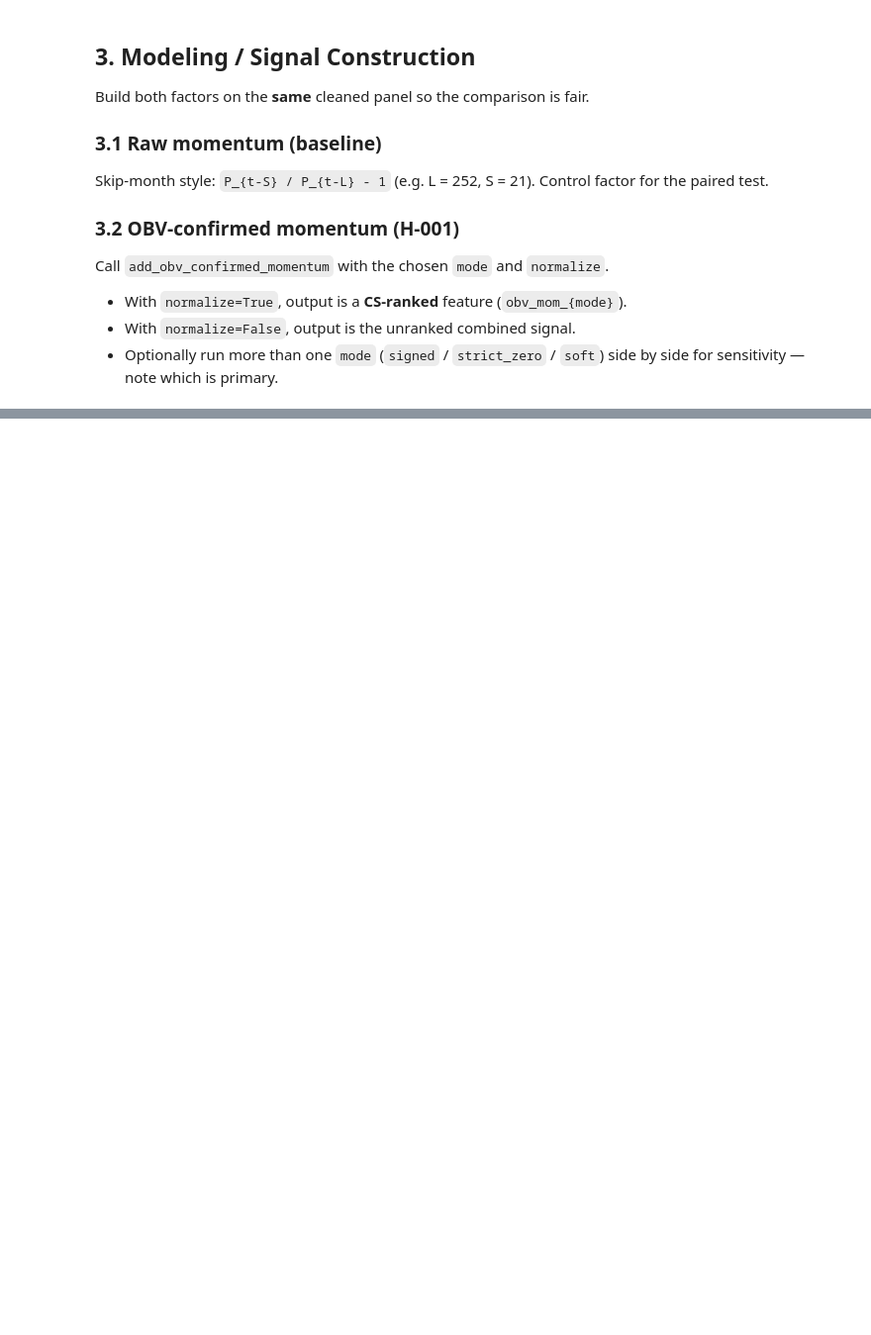
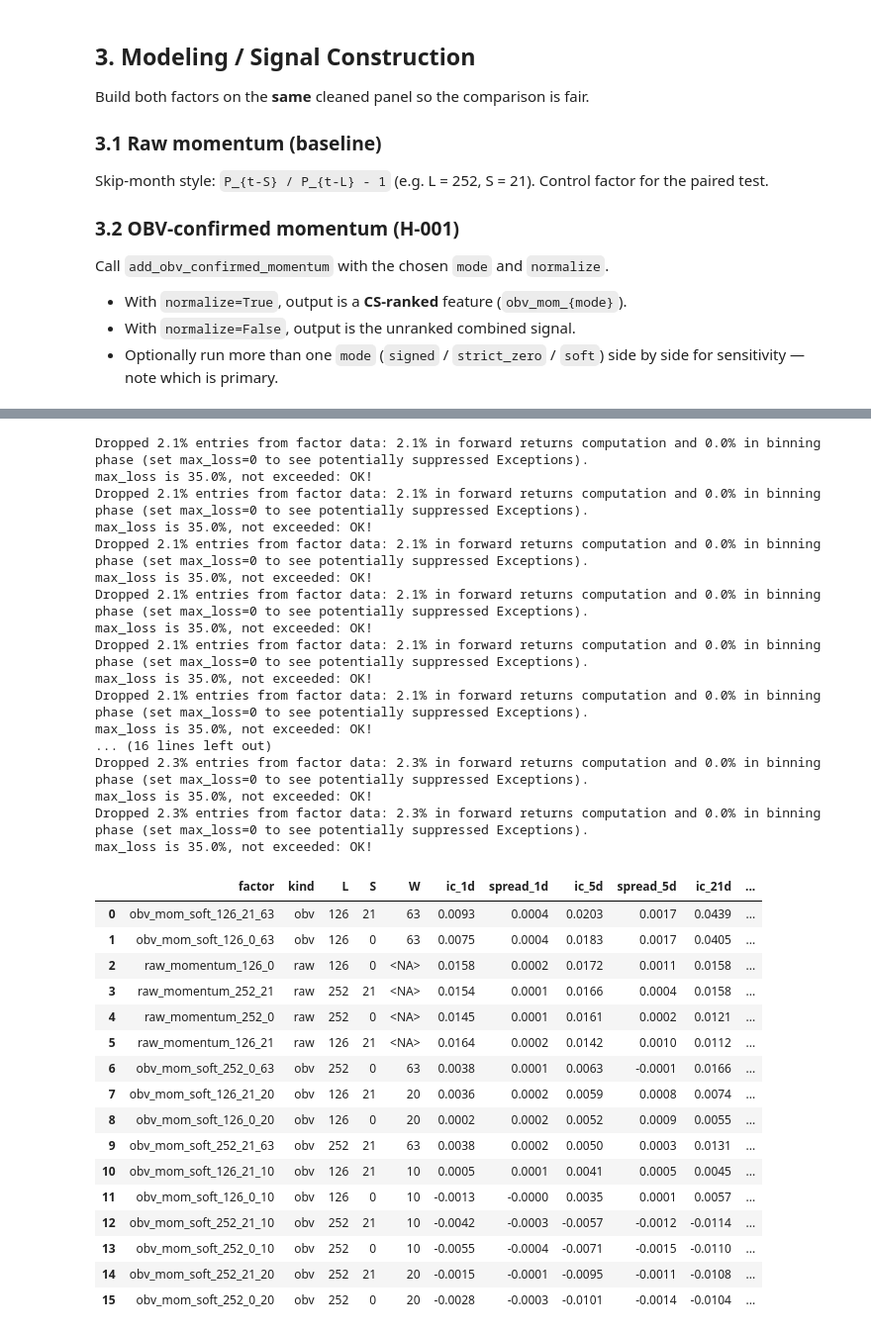
Before and after one commit to charlievellacott/trading_portfolio, a Jupyter notebook: 02_research/notebooks/factor_tests/H-001_obv_momentum.ipynb, the cells around one changed output, grey strips where cells are left out. Shown at 99% size. Saved outputs shown, nothing was run; the diff lists cells and outputs as text; code cells hidden in the pictures; blank space fills up the shorter version.

```diff
--- a/02_research/notebooks/factor_tests/H-001_obv_momentum.ipynb
+++ b/02_research/notebooks/factor_tests/H-001_obv_momentum.ipynb
@@ -54,0 +140,20 @@ Call `add_obv_confirmed_momentum` with the chosen `mode` and `normalize`.
+# %%
+panel = add_obv_confirmed_momentum(
+    panel,
+    lookback=LOOKBACKS,
+    skip=SKIPS,
+    obv_window=OBV_WINDOWS,
+    mode=MODE,
+    normalize=NORMALIZE,
+)
+
+OBV_COLS = [c for c in panel.columns if c.startswith(f"obv_mom_{MODE}")]
+unique_ls = sorted({(L, S) for L in LOOKBACKS for S in SKIPS if L > S})
+RAW_COLS = []
+for L, S in unique_ls:
+    panel = add_cs_ranked_raw_momentum(panel, lookback=L, skip=S)
+    RAW_COLS.append(f"raw_momentum_{L}_{S}")
+
+FACTOR_COLS = OBV_COLS + RAW_COLS
+print(f"OBV factors ({len(OBV_COLS)}): {OBV_COLS}")
+print(f"Raw baselines ({len(RAW_COLS)}): {RAW_COLS}")
@@ -58,0 +257,55 @@ Paired comparison of **raw momentum** vs **OBV-confirmed momentum** on identical
+# %%
+prices = to_alphalens_prices(panel)
+
+rows = []
+for col in FACTOR_COLS:
+    meta = parse_factor_name(col)
+    metrics = factor_screen_metrics(to_alphalens_factor(panel, col), prices)
+    rows.append({"factor": col, **meta, **metrics})
+
+summary = (
+    pd.DataFrame(rows)
+    .sort_values("ic_5d", ascending=False)
+    .reset_index(drop=True)
+)
+
+pd.set_option("display.max_rows", None)
+pd.set_option("display.max_columns", None)
+pd.set_option("display.width", 200)
+pd.set_option("display.float_format", "{:.4f}".format)
+summary
+# %% [output]
+Dropped 2.1% entries from factor data: 2.1% in forward returns computation and 0.0% in binning phase (set max_loss=0 to see potentially suppressed Exceptions).
+max_loss is 35.0%, not exceeded: OK!
+Dropped 2.1% entries from factor data: 2.1% in forward returns computation and 0.0% in binning phase (set max_loss=0 to see potentially suppressed Exceptions).
+max_loss is 35.0%, not exceeded: OK!
+Dropped 2.1% entries from factor data: 2.1% in forward returns computation and 0.0% in binning phase (set max_loss=0 to see potentially suppressed Exceptions).
+max_loss is 35.0%, not exceeded: OK!
+Dropped 2.1% entries from factor data: 2.1% in forward returns computation and 0.0% in binning phase (set max_loss=0 to see potentially suppressed Exceptions).
+max_loss is 35.0%, not exceeded: OK!
+Dropped 2.1% entries from factor data: 2.1% in forward returns computation and 0.0% in binning phase (set max_loss=0 to see potentially suppressed Exceptions).
+max_loss is 35.0%, not exceeded: OK!
+Dropped 2.1% entries from factor data: 2.1% in forward returns computation and 0.0% in binning phase (set max_loss=0 to see potentially suppressed Exceptions).
+max_loss is 35.0%, not exceeded: OK!
+... (16 lines left out)
+Dropped 2.3% entries from factor data: 2.3% in forward returns computation and 0.0% in binning phase (set max_loss=0 to see potentially suppressed Exceptions).
+max_loss is 35.0%, not exceeded: OK!
+Dropped 2.3% entries from factor data: 2.3% in forward returns computation and 0.0% in binning phase (set max_loss=0 to see potentially suppressed Exceptions).
+max_loss is 35.0%, not exceeded: OK!
+|  | factor | kind | L | S | W | ic_1d | spread_1d | ic_5d | spread_5d | ic_21d | ... |
+| 0 | obv_mom_soft_126_21_63 | obv | 126 | 21 | 63 | 0.0093 | 0.0004 | 0.0203 | 0.0017 | 0.0439 | ... |
+| 1 | obv_mom_soft_126_0_63 | obv | 126 | 0 | 63 | 0.0075 | 0.0004 | 0.0183 | 0.0017 | 0.0405 | ... |
+| 2 | raw_momentum_126_0 | raw | 126 | 0 | <NA> | 0.0158 | 0.0002 | 0.0172 | 0.0011 | 0.0158 | ... |
+| 3 | raw_momentum_252_21 | raw | 252 | 21 | <NA> | 0.0154 | 0.0001 | 0.0166 | 0.0004 | 0.0158 | ... |
+| 4 | raw_momentum_252_0 | raw | 252 | 0 | <NA> | 0.0145 | 0.0001 | 0.0161 | 0.0002 | 0.0121 | ... |
+| 5 | raw_momentum_126_21 | raw | 126 | 21 | <NA> | 0.0164 | 0.0002 | 0.0142 | 0.0010 | 0.0112 | ... |
+| 6 | obv_mom_soft_252_0_63 | obv | 252 | 0 | 63 | 0.0038 | 0.0001 | 0.0063 | -0.0001 | 0.0166 | ... |
+| 7 | obv_mom_soft_126_21_20 | obv | 126 | 21 | 20 | 0.0036 | 0.0002 | 0.0059 | 0.0008 | 0.0074 | ... |
+| 8 | obv_mom_soft_126_0_20 | obv | 126 | 0 | 20 | 0.0002 | 0.0002 | 0.0052 | 0.0009 | 0.0055 | ... |
+| 9 | obv_mom_soft_252_21_63 | obv | 252 | 21 | 63 | 0.0038 | 0.0002 | 0.0050 | 0.0003 | 0.0131 | ... |
+| 10 | obv_mom_soft_126_21_10 | obv | 126 | 21 | 10 | 0.0005 | 0.0001 | 0.0041 | 0.0005 | 0.0045 | ... |
+| 11 | obv_mom_soft_126_0_10 | obv | 126 | 0 | 10 | -0.0013 | -0.0000 | 0.0035 | 0.0001 | 0.0057 | ... |
+| 12 | obv_mom_soft_252_21_10 | obv | 252 | 21 | 10 | -0.0042 | -0.0003 | -0.0057 | -0.0012 | -0.0114 | ... |
+| 13 | obv_mom_soft_252_0_10 | obv | 252 | 0 | 10 | -0.0055 | -0.0004 | -0.0071 | -0.0015 | -0.0110 | ... |
+| 14 | obv_mom_soft_252_21_20 | obv | 252 | 21 | 20 | -0.0015 | -0.0001 | -0.0095 | -0.0011 | -0.0108 | ... |
+| 15 | obv_mom_soft_252_0_20 | obv | 252 | 0 | 20 | -0.0028 | -0.0003 | -0.0101 | -0.0014 | -0.0104 | ... |
```
Also changed, not shown: parts of 16 cells of this notebook, 57 other files.
